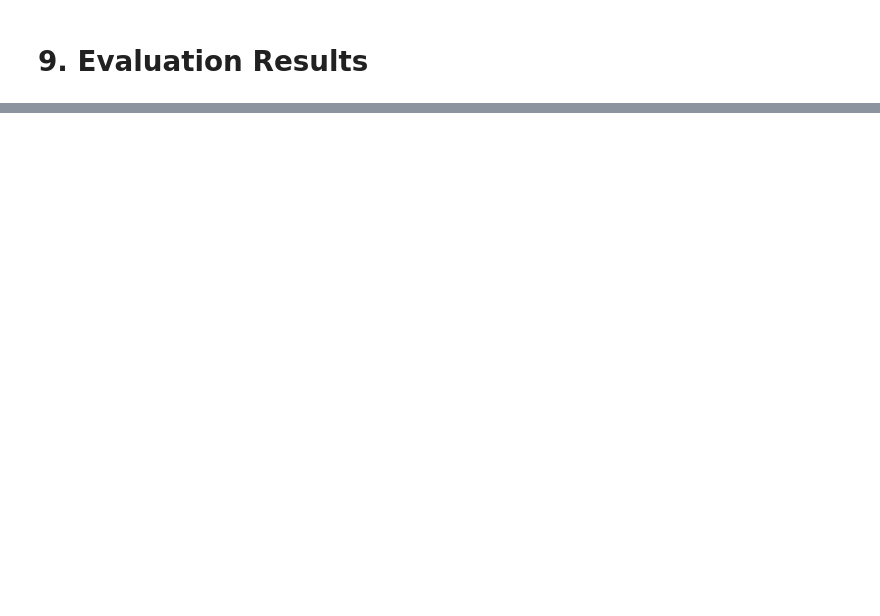
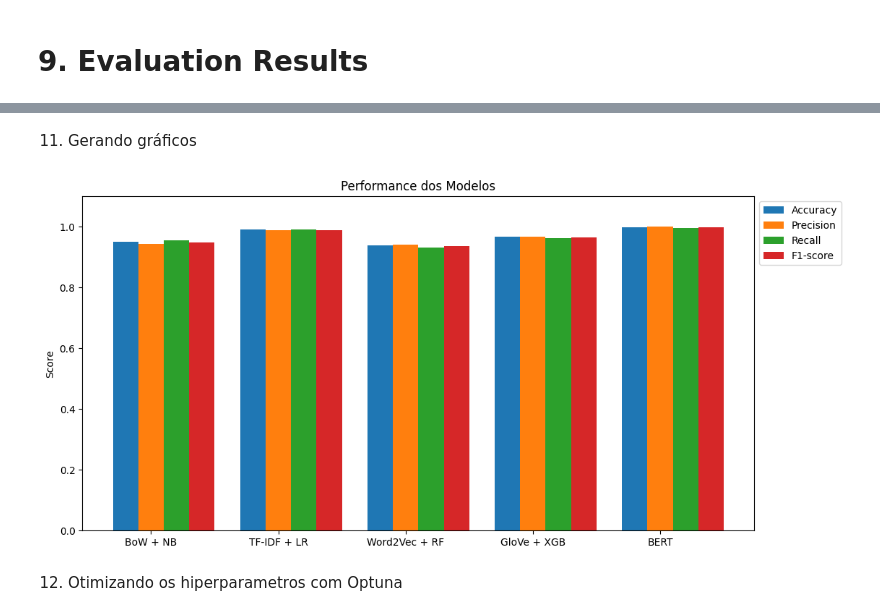
Before and after one commit to fagnerffcs/deep-learning-cin-2025.2, a Jupyter notebook: notebooks/fake_news_dataset_multimodel.ipynb, the cells around one changed output, grey strips where cells are left out. Drawn from its saved outputs; the diff is of its cells as text; code cells hidden in the pictures; blank space fills up the shorter version.

Commit message:
Adicionado matriz de confusao, graficos e otimizacao com optuna

```diff
--- a/notebooks/fake_news_dataset_multimodel.ipynb
+++ b/notebooks/fake_news_dataset_multimodel.ipynb
@@ -230,0 +276,63 @@ F1-score: 0.9979035639412998
+# %% [markdown]
+11. Gerando gráficos
+# %%
+import matplotlib.pyplot as plt
+import seaborn as sns
+from sklearn.metrics import confusion_matrix
+
+# Função para plotar as métricas dos modelos
+def plot_metrics(models, metrics):
+    fig, ax = plt.subplots(figsize=(12, 6))
+    x = range(len(models))
+    width = 0.2
+
+    for i, (metric_name, metric_values) in enumerate(metrics.items()):
+        ax.bar([pos + width * i for pos in x], metric_values, width, label=metric_name)
+
+    ax.set_xticks([pos + width for pos in x])
+    ax.set_xticklabels(models)
+    ax.set_ylabel('Score')
+    ax.set_title('Performance dos Modelos')
+    ax.legend(loc='upper left', bbox_to_anchor=(1, 1))
+    plt.ylim(0, 1.1)
+    plt.show()
+
+# Dados dos modelos e métricas
+models = ['BoW + NB', 'TF-IDF + LR', 'Word2Vec + RF', 'GloVe + XGB', 'BERT']
+metrics = {
+    'Accuracy': [
+        accuracy_score(y_test, y_pred_bow),
+        accuracy_score(y_test, y_pred_tfidf),
+        accuracy_score(y_test, y_pred_w2v),
+        accuracy_score(y_test, y_pred_glove),
+        accuracy_score(y_true_bert, y_pred_bert)
+    ],
+    'Precision': [
+        precision_score(y_test, y_pred_bow),
+        precision_score(y_test, y_pred_tfidf),
+        precision_score(y_test, y_pred_w2v),
+        precision_score(y_test, y_pred_glove),
+        precision_score(y_true_bert, y_pred_bert)
+    ],
+    'Recall': [
+        recall_score(y_test, y_pred_bow),
+        recall_score(y_test, y_pred_tfidf),
+        recall_score(y_test, y_pred_w2v),
+        recall_score(y_test, y_pred_glove),
+        recall_score(y_true_bert, y_pred_bert)
+    ],
+    'F1-score': [
+        f1_score(y_test, y_pred_bow),
+        f1_score(y_test, y_pred_tfidf),
+        f1_score(y_test, y_pred_w2v),
+        f1_score(y_test, y_pred_glove),
+        f1_score(y_true_bert, y_pred_bert)
+    ]
+}
+
+# Plotar as métricas
+plot_metrics(models, metrics)
+# %% [output]
+[figure, added]
+# %% [markdown]
+12. Otimizando os hiperparametros com Optuna
```
Also changed, not shown: parts of 16 cells of this notebook.
